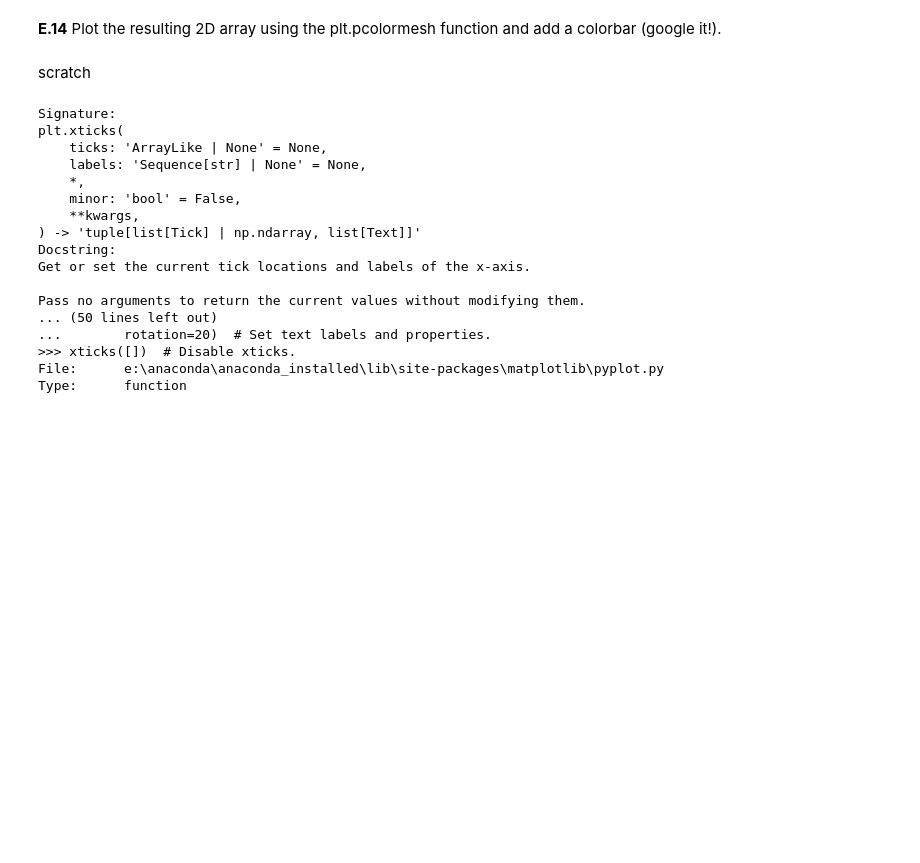
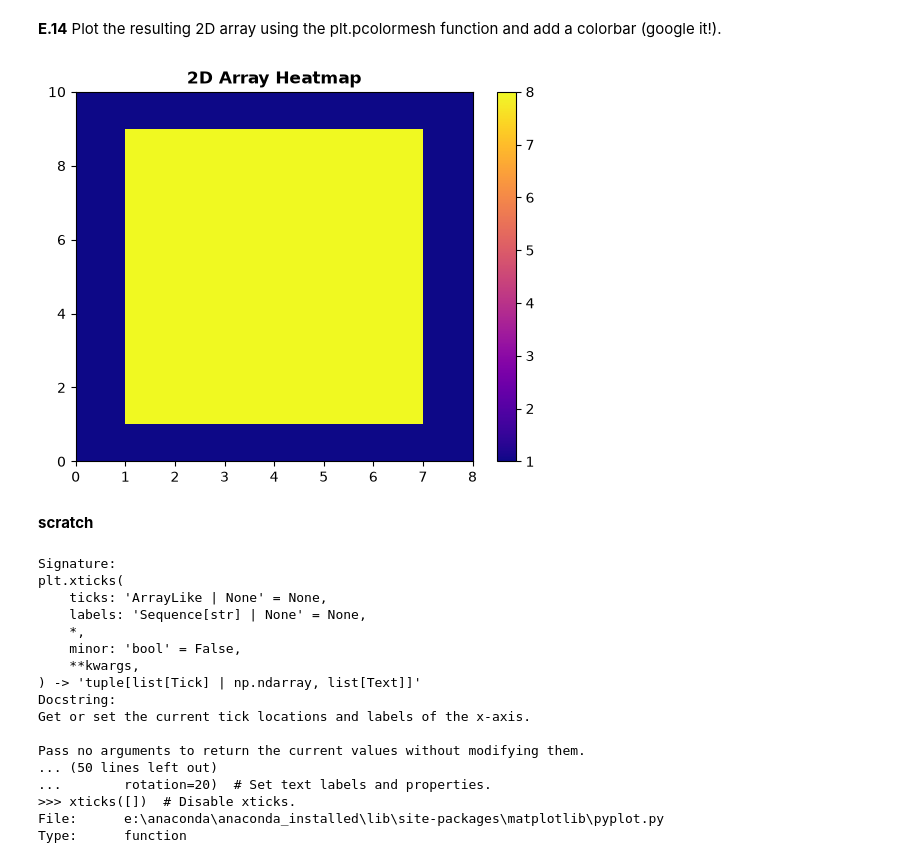
Before and after one commit to chsharrison/Sci_comp_F26, a Jupyter notebook: Muhtasim_Haque_Nahian/Lab2.2_F26_Muhtasim.ipynb, the cells around one changed output. Cells and saved outputs as stored; diff of their text form; code cells hidden in the pictures; blank space fills up the shorter version.

```diff
--- a/Muhtasim_Haque_Nahian/Lab2.2_F26_Muhtasim.ipynb
+++ b/Muhtasim_Haque_Nahian/Lab2.2_F26_Muhtasim.ipynb
@@ -395,2 +561,5 @@ np_mat = np.array([[1, 2],
 # %% [markdown]
 **E.11** Define an array that has eight columns and ten rows and is full of ones
+# %%
+arr_1= np.ones([10,8])
+print(arr_1)
@@ -397,2 +577,6 @@ np_mat = np.array([[1, 2],
 # %% [markdown]
 **E.12** Turn all of the ones in the interior of your array to fives, that is everything but the first and last rows and first and last columns.
+# %%
+arr_1to5 = arr_1
+arr_1to5[1:9,1:7] = arr_1to5[1:9,1:7]*5
+print(arr_1to5)
@@ -399,2 +594,6 @@ np_mat = np.array([[1, 2],
 # %% [markdown]
 **E.13** Using logical indexing, turn all of the fives to eights
+# %%
+arr_1to5[arr_1to5>4] = 8
+arr_1to8 = arr_1to5
+print(arr_1to8)
@@ -401,7 +611,14 @@ np_mat = np.array([[1, 2],
 # %% [markdown]
 **E.14** Plot the resulting 2D array using the plt.pcolormesh function and add a colorbar (google it!).
-# %% [markdown]
-scratch
+# %%
+plt.pcolormesh(arr_1to8, cmap='plasma', )
+plt.colorbar()
+plt.title('2D Array Heatmap', fontweight='bold')
+plt.show()
+# %% [output]
+[figure, added]
+# %% [markdown]
+**scratch**
 # %%
 plt.xticks?
 # %% [output]
```
Also changed, not shown: parts of 18 cells of this notebook.
